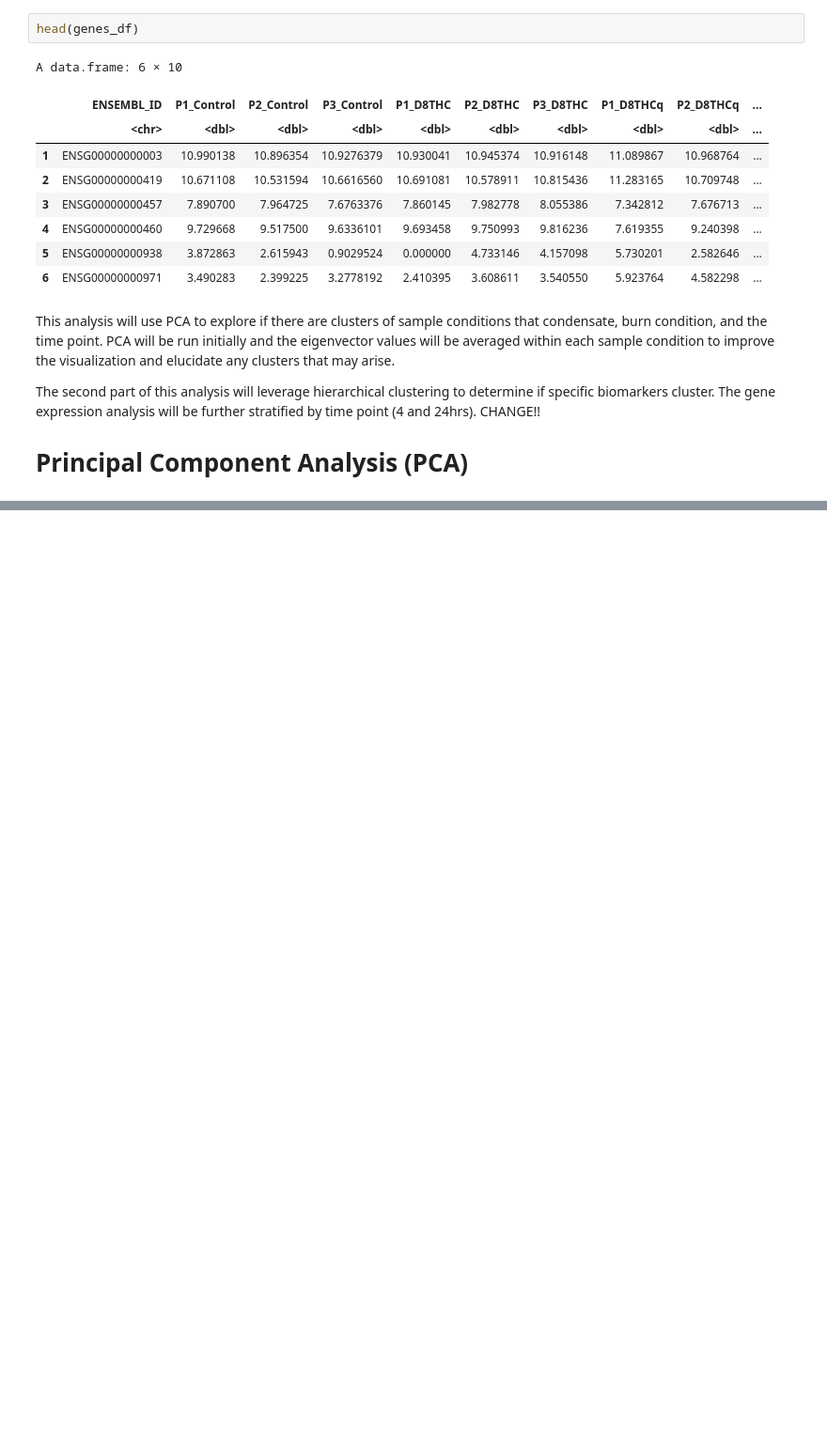
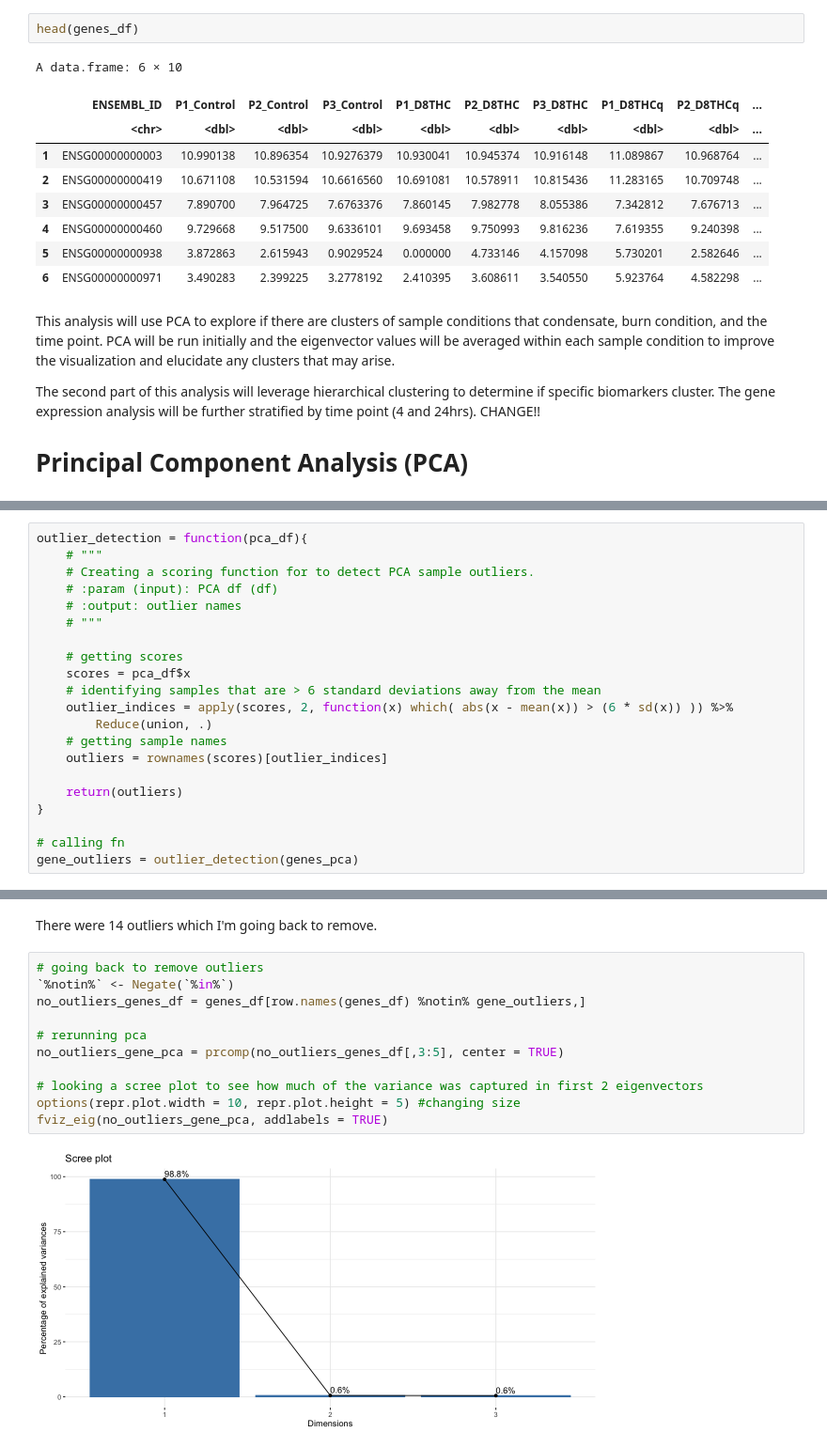
Before and after one commit to UNC-CEMALB/P1016.-THC-RNASeq-Adducts, a Jupyter notebook: 2. Cluster Analysis/Cluster Analysis.ipynb, the cells around one changed output, grey strips where cells are left out. Shown at 94% size. Cells and saved outputs as stored; diff of their text form; blank space fills up the shorter version.

```diff
--- a/2. Cluster Analysis/Cluster Analysis.ipynb
+++ b/2. Cluster Analysis/Cluster Analysis.ipynb
@@ -81,0 +84,21 @@ A tibble: 260037 × 6
+# %%
+outlier_detection = function(pca_df){
+    # """
+    # Creating a scoring function for to detect PCA sample outliers.
+    # :param (input): PCA df (df)
+    # :output: outlier names
+    # """
+
+    # getting scores
+    scores = pca_df$x
+    # identifying samples that are > 6 standard deviations away from the mean
+    outlier_indices = apply(scores, 2, function(x) which( abs(x - mean(x)) > (6 * sd(x)) )) %>%
+        Reduce(union, .)
+    # getting sample names
+    outliers = rownames(scores)[outlier_indices]
+
+    return(outliers)
+}
+
+# calling fn
+gene_outliers = outlier_detection(genes_pca)
@@ -81,0 +110,15 @@ A tibble: 260037 × 6
+# %% [markdown]
+There were 14 outliers which I'm going back to remove.
+# %%
+# going back to remove outliers
+`%notin%` <- Negate(`%in%`)
+no_outliers_genes_df = genes_df[row.names(genes_df) %notin% gene_outliers,]
+
+# rerunning pca
+no_outliers_gene_pca = prcomp(no_outliers_genes_df[,3:5], center = TRUE)
+
+# looking a scree plot to see how much of the variance was captured in first 2 eigenvectors
+options(repr.plot.width = 10, repr.plot.height = 5) #changing size
+fviz_eig(no_outliers_gene_pca, addlabels = TRUE)
+# %% [output]
+[figure, added]
```
Also changed, not shown: parts of 9 cells of this notebook.
